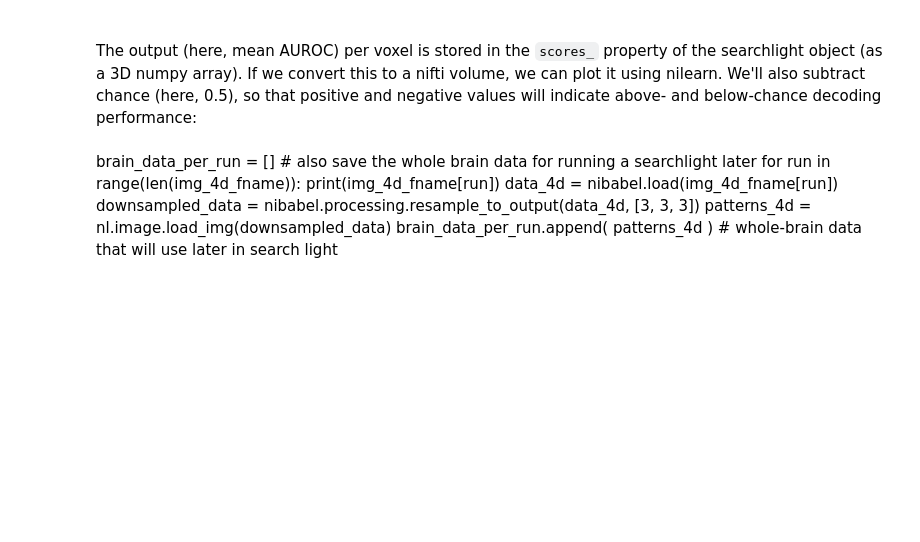
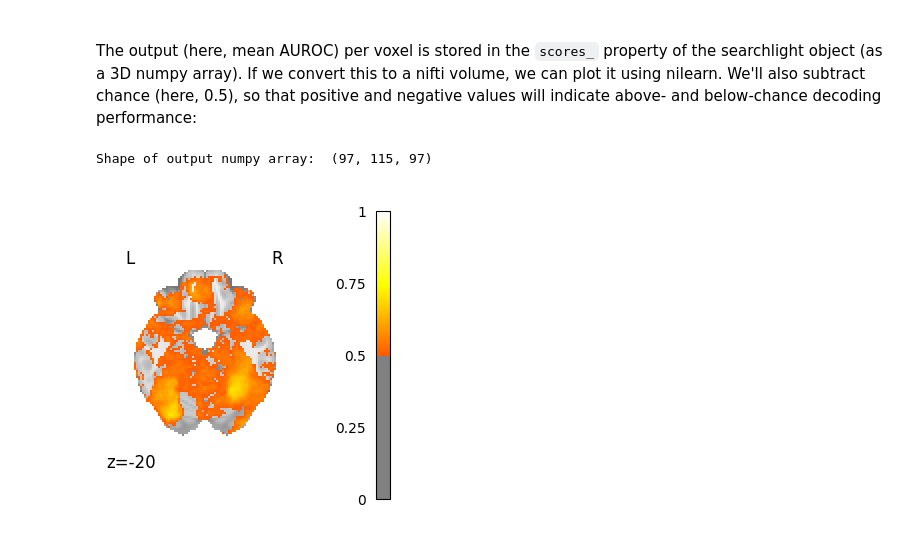
Before and after one commit to mabdelhack/ISN2025, a Jupyter notebook: Notebooks/nb08_MVPA_data.ipynb, the cells around one changed output. Saved outputs shown, nothing was run; the diff lists cells and outputs as text; code cells hidden in the pictures; blank space fills up the shorter version.

```diff
--- a/Notebooks/nb08_MVPA_data.ipynb
+++ b/Notebooks/nb08_MVPA_data.ipynb
@@ -316,8 +343,9 @@ print(lab_enc.fit_transform(['FF','SF']))
 -1.67580833905684e-17 -6.097066379459606e-17
 [0 1]
 # %%
+#SVM = skl.svm.LinearSVC(dual=True)
 #LDA  = skl.discriminant_analysis.LinearDiscriminantAnalysis();
-pca  = skl.decomposition.PCA();
+pca  = skl.decomposition.PCA(n_components=10);
 zscorer = skl.preprocessing.StandardScaler();
 #pipe = pipeline.make_pipeline(LDA)
 from sklearn.pipeline import Pipeline
@@ -325,6 +353,7 @@ from sklearn.pipeline import Pipeline
 logistic = skl.linear_model.LogisticRegression(max_iter=10000, tol=0.1)
 #pipe = pipeline.make_pipeline(logistic)
 pipe = Pipeline(steps=[("zscorer", zscorer), ("pca", pca), ("Logistic", logistic)])
+#pipe = Pipeline(steps=[("zscorer", zscorer), ("SVM", SVM)])
 #pipe = Pipeline(steps=[("zscorer", zscorer), ("Logistic", logistic)])
 # %%
 logo = skl.model_selection.LeaveOneGroupOut()
@@ -476,14 +513,17 @@ Now we can create the `searchlight` object. We will also specify some other opti
 #pipe = skl.pipeline.make_pipeline(LDA) # we won't do PCA, because this would fail for some searchlights (think about why)
 
 sl = nl.decoding.SearchLight(
-    mask_img = downsampled_brain_mask,       # only include these voxels within searchlights
-    process_mask_img = downsampled_gm_mask,  # only centre searchlights on these voxels
-    radius = 6,                  # in mm
+#    mask_img = downsampled_brain_mask,       # only include these voxels within searchlights
+#    process_mask_img = downsampled_gm_mask,  # only centre searchlights on these voxels
+    mask_img = brain_mask,       # only include these voxels within searchlights
+    process_mask_img = process_mask_img,  # only centre searchlights on these voxels
+    radius = 12,                  # in mm
     estimator = pipe,            # a classifier or pipeline object
-    n_jobs = -1,                 # how many CPUs to use (-1 means the maximum available)
+#    n_jobs = -1,                 # how many CPUs to use (-1 means the maximum available)
+    n_jobs = 1,                 # how many CPUs to use (-1 means the maximum available)
     scoring = 'roc_auc',         # choice of scoring metric
     cv = logo,                   # cross-validation object
-    verbose = False              # this is slow, so if running locally (1 job) set it to true to know how far it's got; when running in parallel it produces too much output, so set to false
+    verbose = True              # this is slow, so if running locally (1 job) set it to true to know how far it's got; when running in parallel it produces too much output, so set to false
 )
 # %% [markdown]
 \
@@ -516,7 +562,17 @@ print("err:", result.stderr)
 The output (here, mean AUROC) per voxel is stored in the  `scores_` property of the searchlight object (as a 3D numpy array). If we convert this to a nifti volume, we can plot it using nilearn. We'll also subtract chance (here, 0.5), so that positive and negative values will indicate above- and below-chance decoding performance:
 # %%
 print('Shape of output numpy array: ', sl.scores_.shape)
-scores = sl.scores_ - 0.5 # subtract chance
-score_img = nl.image.new_img_like(brain_mask, sl.scores_ - 0.5); # save in samme format as the brain_mask
-score_img = nl.image.math_img('score_img * processing_mask', score_img=score_img,processing_mask=gm_mask); # set voxels outside the processing mask to zero
-nl.plotting.plot_stat_map(score_img, threshold=0, cmap='bwr', cut_coords=(-18, -31, -16));
+scores = sl.scores_ # - 0.5 # subtract chance
+score_img = nl.image.new_img_like(brain_mask, scores); # save in samme format as the brain_mask
+score_img = nl.image.math_img('score_img * processing_mask', score_img=score_img, processing_mask=sl.process_mask_img);
+
+from nibabel.affines import apply_affine
+mni_coords = apply_affine(affine, [0, 0, picked_slice])
+zval = np.array([round(mni_coords[2])])
+
+# set voxels outside the processing mask to zero
+plt = nl.plotting.plot_stat_map(score_img, threshold=0.5, vmax=1, cmap='hot', cut_coords=zval, display_mode="z") #cut_coords=(-18, -31, -16));cmap='bwr',
+#plt = nl.plotting.plot_img(score_img, bg_img=gm_mask, threshold=0.5, cmap='hot', vmax=1, cut_coords=zval, display_mode="z") #cut_coords=(-18, -31, -16));cmap='bwr',
+# %% [output]
+Shape of output numpy array:  (97, 115, 97)
+[figure, added]
@@ -525,8 +578,0 @@ nl.plotting.view_img_on_surf(score_img, threshold=0,cmap='bwr',symmetric_cmap=Tr
-# %% [markdown]
-brain_data_per_run = [] # also save the whole brain data for running a searchlight later
-for run in range(len(img_4d_fname)):
-    print(img_4d_fname[run])
-    data_4d = nibabel.load(img_4d_fname[run])
-    downsampled_data = nibabel.processing.resample_to_output(data_4d, [3, 3, 3])
-    patterns_4d = nl.image.load_img(downsampled_data)
-    brain_data_per_run.append( patterns_4d ) # whole-brain data that will use later in search light
```
Also changed, not shown: parts of 17 cells of this notebook, 1 other file.
